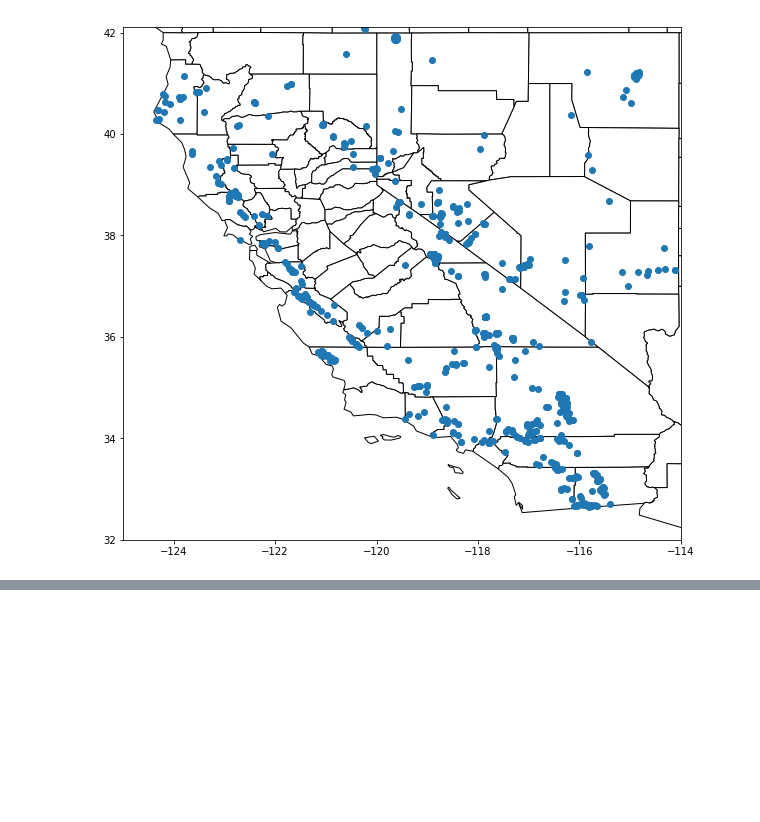
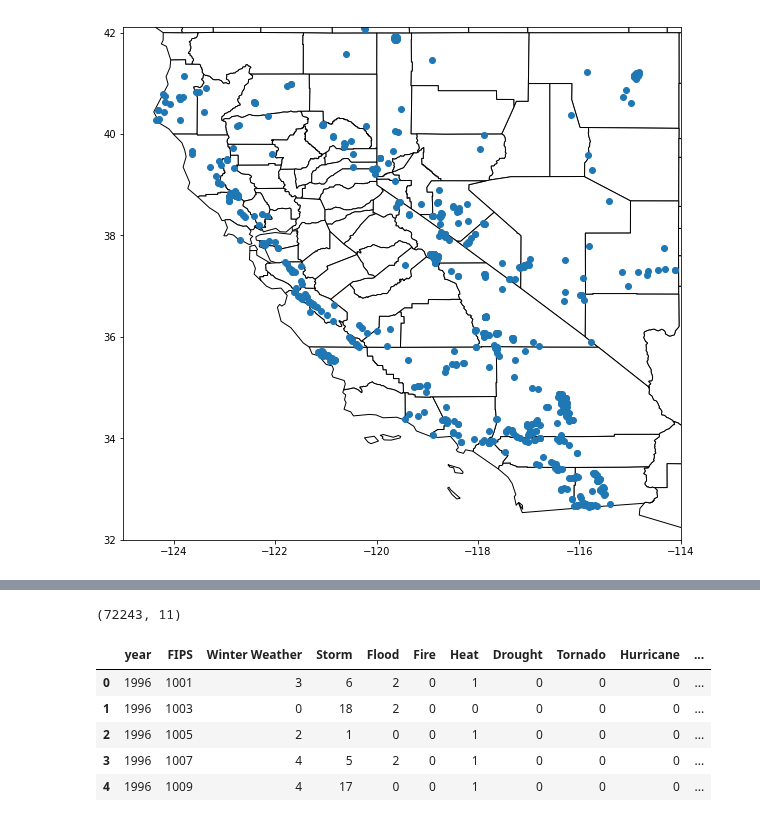
Before and after one commit to labs12-should-i-live-here/DS, a Jupyter notebook: notebooks/DMA5 - Earthquakes.ipynb, the cells around one changed output, grey strips where cells are left out. Cells and saved outputs as stored; diff of their text form; code cells hidden in the pictures; blank space fills up the shorter version.

```diff
--- a/notebooks/DMA5 - Earthquakes.ipynb
+++ b/notebooks/DMA5 - Earthquakes.ipynb
@@ -174,0 +180,4 @@ quakes_county.to_file("../data_output/5_USGS_quakes/quakes1.shp")
+# %%
+noaa = pd.read_csv('../data_output/5__NOAA/noaa_2.csv')
+print(noaa.shape)
+noaa.head()
@@ -174,0 +247,15 @@ quakes_county.to_file("../data_output/5_USGS_quakes/quakes1.shp")
+# %%
+# Now the data are organized by year and FIPS in the same order as they were
+# in the NOAA dataset, so that they can be integrated seamlessly.
+noaa['earthquakes'] = df3['earthquakes']
+
+print(noaa.shape)
+noaa.head()
+# %% [output]
+(72243, 11)
+|  | year | FIPS | Winter Weather | Storm | Flood | Fire | Heat | Drought | Tornado | Hurricane | ... |
+| 0 | 1996 | 1001 | 3 | 6 | 2 | 0 | 1 | 0 | 0 | 0 | ... |
+| 1 | 1996 | 1003 | 0 | 18 | 2 | 0 | 0 | 0 | 0 | 0 | ... |
+| 2 | 1996 | 1005 | 2 | 1 | 0 | 0 | 1 | 0 | 0 | 0 | ... |
+| 3 | 1996 | 1007 | 4 | 5 | 2 | 0 | 1 | 0 | 0 | 0 | ... |
+| 4 | 1996 | 1009 | 4 | 17 | 0 | 0 | 1 | 0 | 0 | 0 | ... |
```
Also changed, not shown: parts of 10 cells of this notebook, 1 other file.
